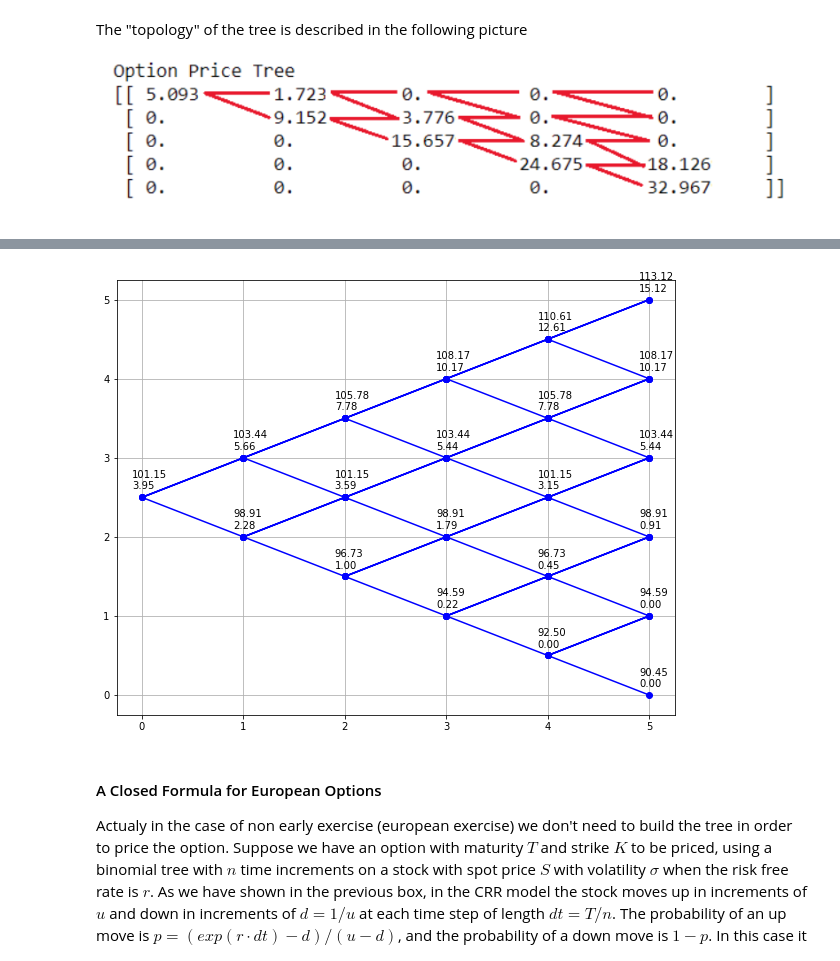
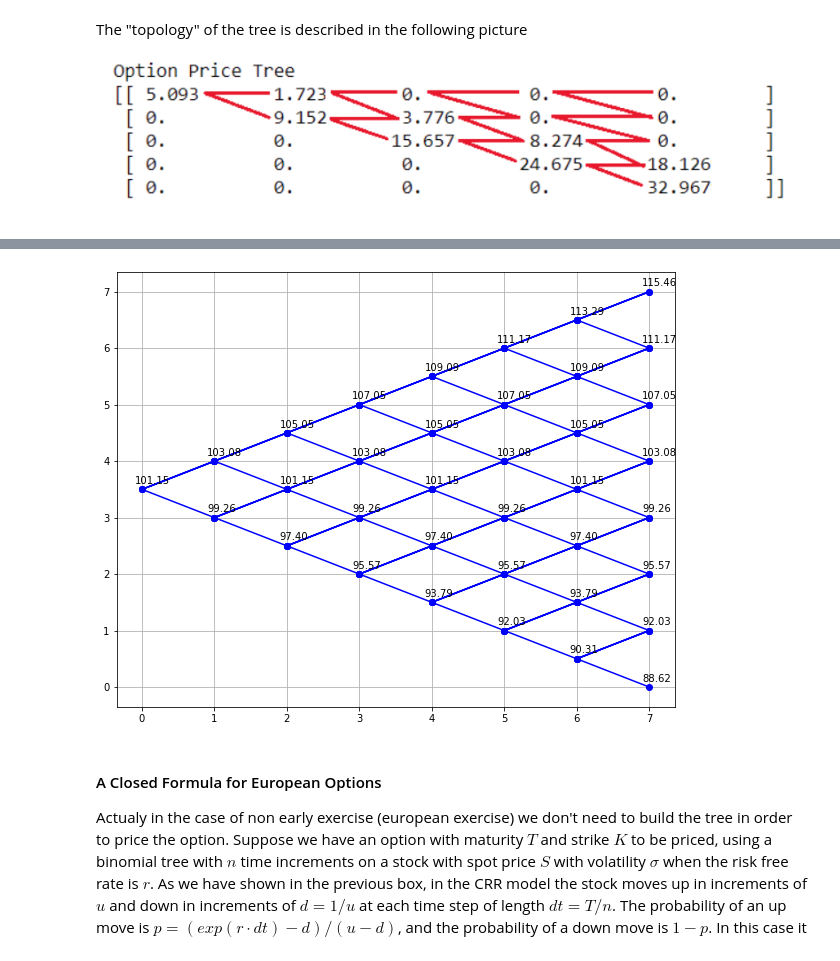
Before and after one commit to polyhedron-gdl/applied-computational-finance, a Jupyter notebook: 2021/1_notebooks/lesson_1_pricing_with_trees.ipynb, the cells around one changed output, grey strips where cells are left out. Cells and saved outputs as stored; diff of their text form; code cells hidden in the pictures.

```diff
--- a/2021/1_notebooks/lesson_1_pricing_with_trees.ipynb
+++ b/2021/1_notebooks/lesson_1_pricing_with_trees.ipynb
@@ -525,7 +525,7 @@ r     =   0.00  # short rate
 sigma =   0.05  # volatility
 delta =   0.0   # dividend yield
 
-N     =   5
+N     =   7
 # %%
 result = binomial_tree_european(N, S0, sigma, r, K, T, 'call')
 print('Option price (binomial tree): ', round(result[1][0][0],3))
@@ -571,15 +567,16 @@ Stock Tree
 # %%
 if N <= 10:
     m      = result[0]
     o      = result[1]
     labels = []
     for j in range(0,m.shape[0]):
         for i in range(0,j+1):
-            labels.append(str("%.2f" % m[i,j]) + '\n' + str("%.2f" % o[i,j]))
+            #labels.append(str("%.2f" % m[i,j]) + '\n' + str("%.2f" % o[i,j]))
+            labels.append(str("%.2f" % m[i,j]))
 
     binomial_tree(N, labels)
 # %% [output]
-[figure, old version]
+[figure, new version]
 # %% [markdown]
 #### A Closed Formula for European Options
 
```
Also changed, not shown: parts of 3 cells of this notebook, 1 other file.
